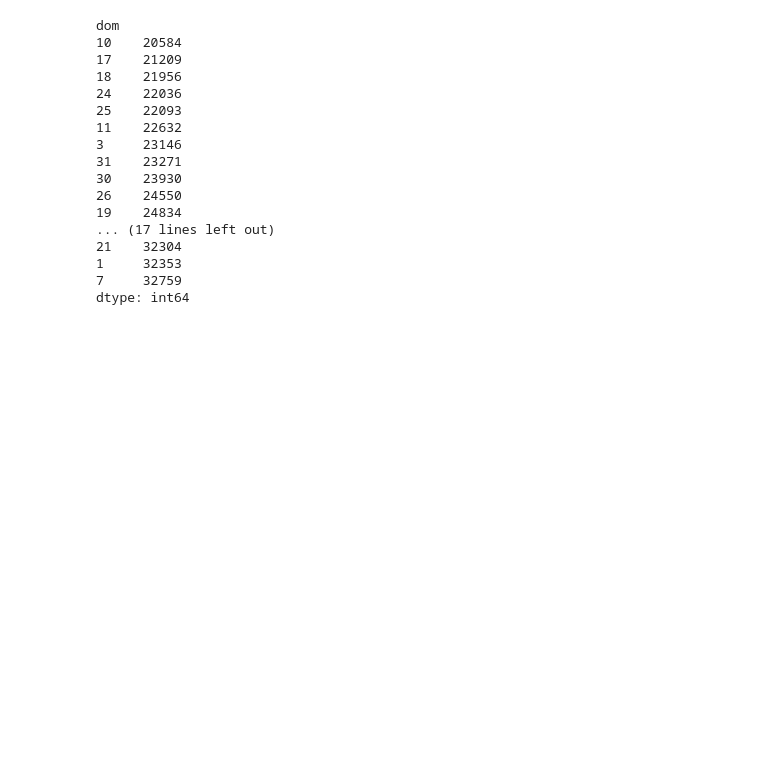
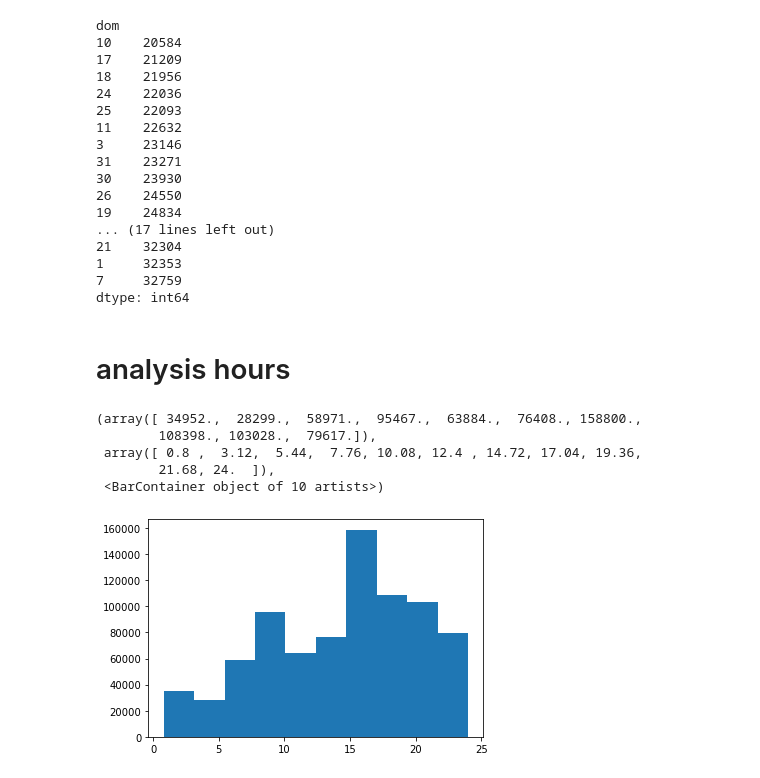
Before and after one commit to ShivamSainier/Uber-Data-Analysis, a Jupyter notebook: uber_data_analysis.ipynb, the cells around one changed output. Cells and saved outputs as stored; diff of their text form; code cells hidden in the pictures; blank space fills up the shorter version.

Commit message:
Analysis of Hours and weeks

```diff
--- a/uber_data_analysis.ipynb
+++ b/uber_data_analysis.ipynb
@@ -130,3 +129,14 @@ dom
 1     32353
 7     32759
 dtype: int64
+# %% [markdown]
+# analysis hours
+# %%
+plt.hist(data.hour,range=(0.8,24))
+# %% [output]
+(array([ 34952.,  28299.,  58971.,  95467.,  63884.,  76408., 158800.,
+        108398., 103028.,  79617.]),
+ array([ 0.8 ,  3.12,  5.44,  7.76, 10.08, 12.4 , 14.72, 17.04, 19.36,
+        21.68, 24.  ]),
+ <BarContainer object of 10 artists>)
+[figure, added]
```
Also changed, not shown: parts of 4 cells of this notebook.
